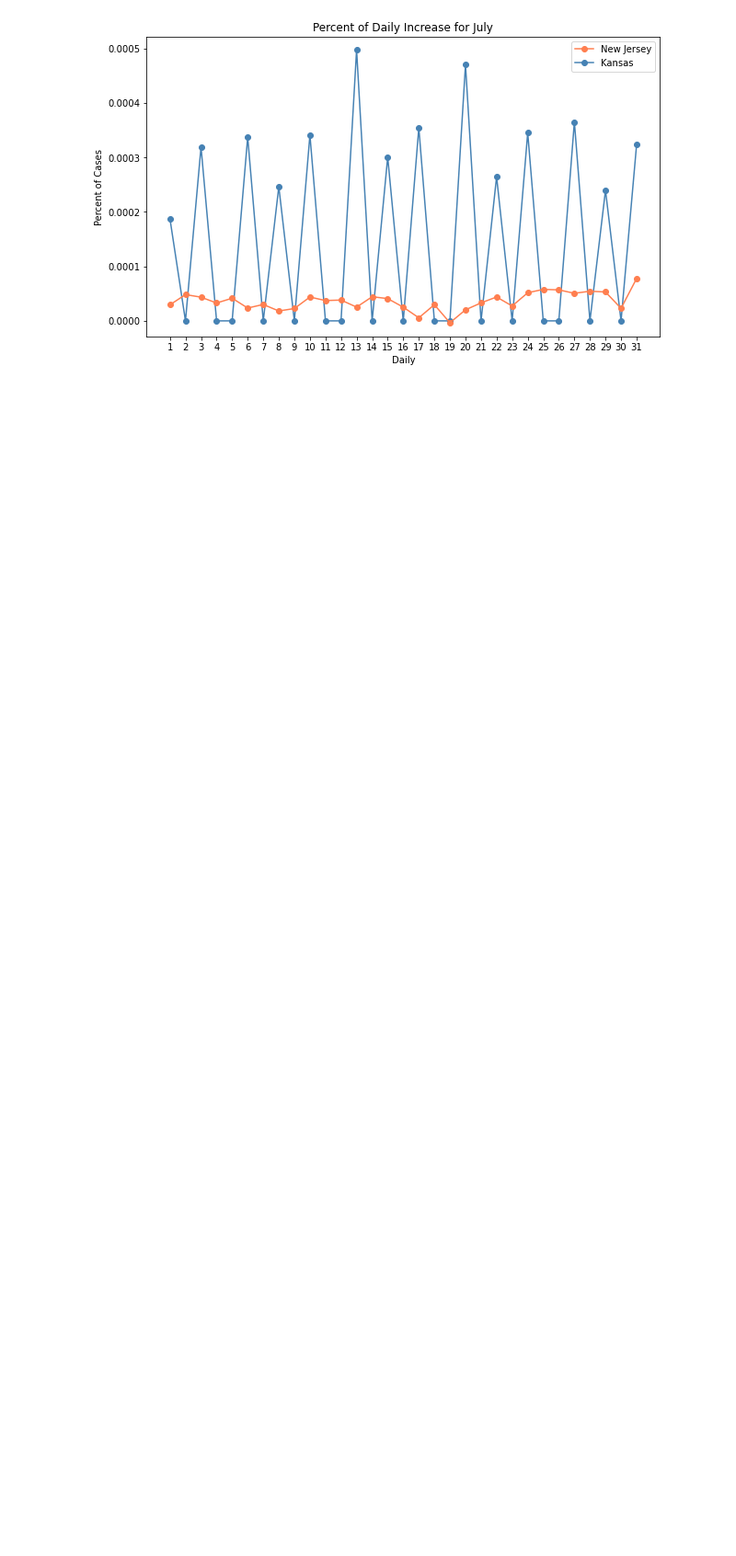
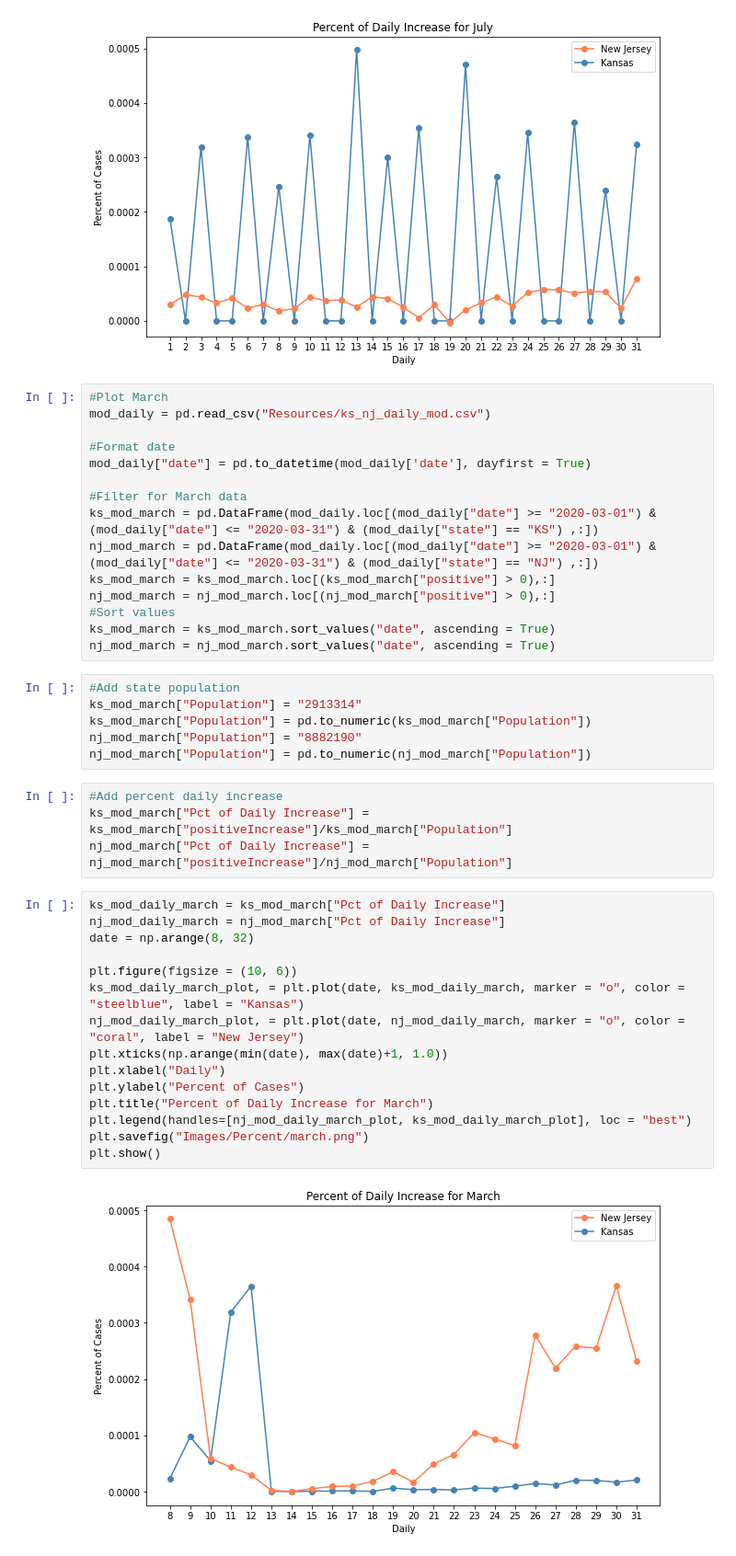
Before and after one commit to adrianstrecker/project-1, a Jupyter notebook: Covid Tracking API to JSON.ipynb, the cells around one changed output. Shown at 92% size. Drawn from its saved outputs; the diff is of its cells as text; blank space fills up the shorter version.

Commit message:
Adding new graph types

```diff
--- a/Covid Tracking API to JSON.ipynb
+++ b/Covid Tracking API to JSON.ipynb
@@ -725,3 +585,45 @@ plt.savefig("Images/Percent/july.png")
 plt.show()
 # %% [output]
 [figure]
+# %%
+#Plot March
+mod_daily = pd.read_csv("Resources/ks_nj_daily_mod.csv")
+
+#Format date
+mod_daily["date"] = pd.to_datetime(mod_daily['date'], dayfirst = True)
+
+#Filter for March data
+ks_mod_march = pd.DataFrame(mod_daily.loc[(mod_daily["date"] >= "2020-03-01") & (mod_daily["date"] <= "2020-03-31") & (mod_daily["state"] == "KS") ,:])
+nj_mod_march = pd.DataFrame(mod_daily.loc[(mod_daily["date"] >= "2020-03-01") & (mod_daily["date"] <= "2020-03-31") & (mod_daily["state"] == "NJ") ,:])
+ks_mod_march = ks_mod_march.loc[(ks_mod_march["positive"] > 0),:]
+nj_mod_march = nj_mod_march.loc[(nj_mod_march["positive"] > 0),:]
+#Sort values
+ks_mod_march = ks_mod_march.sort_values("date", ascending = True)
+nj_mod_march = nj_mod_march.sort_values("date", ascending = True)
+# %%
+#Add state population
+ks_mod_march["Population"] = "2913314"
+ks_mod_march["Population"] = pd.to_numeric(ks_mod_march["Population"])
+nj_mod_march["Population"] = "8882190"
+nj_mod_march["Population"] = pd.to_numeric(nj_mod_march["Population"])
+# %%
+#Add percent daily increase
+ks_mod_march["Pct of Daily Increase"] = ks_mod_march["positiveIncrease"]/ks_mod_march["Population"]
+nj_mod_march["Pct of Daily Increase"] = nj_mod_march["positiveIncrease"]/nj_mod_march["Population"]
+# %%
+ks_mod_daily_march = ks_mod_march["Pct of Daily Increase"]
+nj_mod_daily_march = nj_mod_march["Pct of Daily Increase"]
+date = np.arange(8, 32)
+
+plt.figure(figsize = (10, 6))
+ks_mod_daily_march_plot, = plt.plot(date, ks_mod_daily_march, marker = "o", color = "steelblue", label = "Kansas")
+nj_mod_daily_march_plot, = plt.plot(date, nj_mod_daily_march, marker = "o", color = "coral", label = "New Jersey")
+plt.xticks(np.arange(min(date), max(date)+1, 1.0))
+plt.xlabel("Daily")
+plt.ylabel("Percent of Cases")
+plt.title("Percent of Daily Increase for March")
+plt.legend(handles=[nj_mod_daily_march_plot, ks_mod_daily_march_plot], loc = "best")
+plt.savefig("Images/Percent/march.png")
+plt.show()
+# %% [output]
+[figure, added]
```
Also changed, not shown: parts of 6 cells of this notebook, 16 other files.
